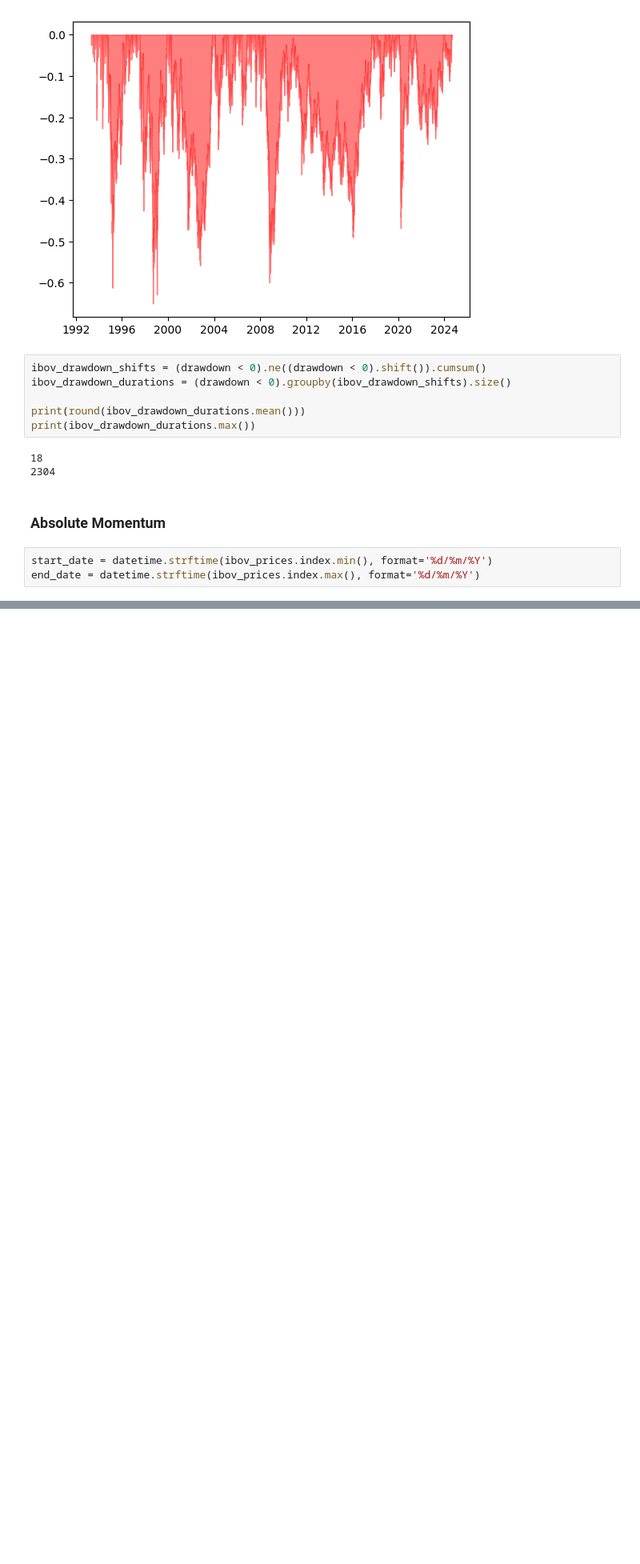
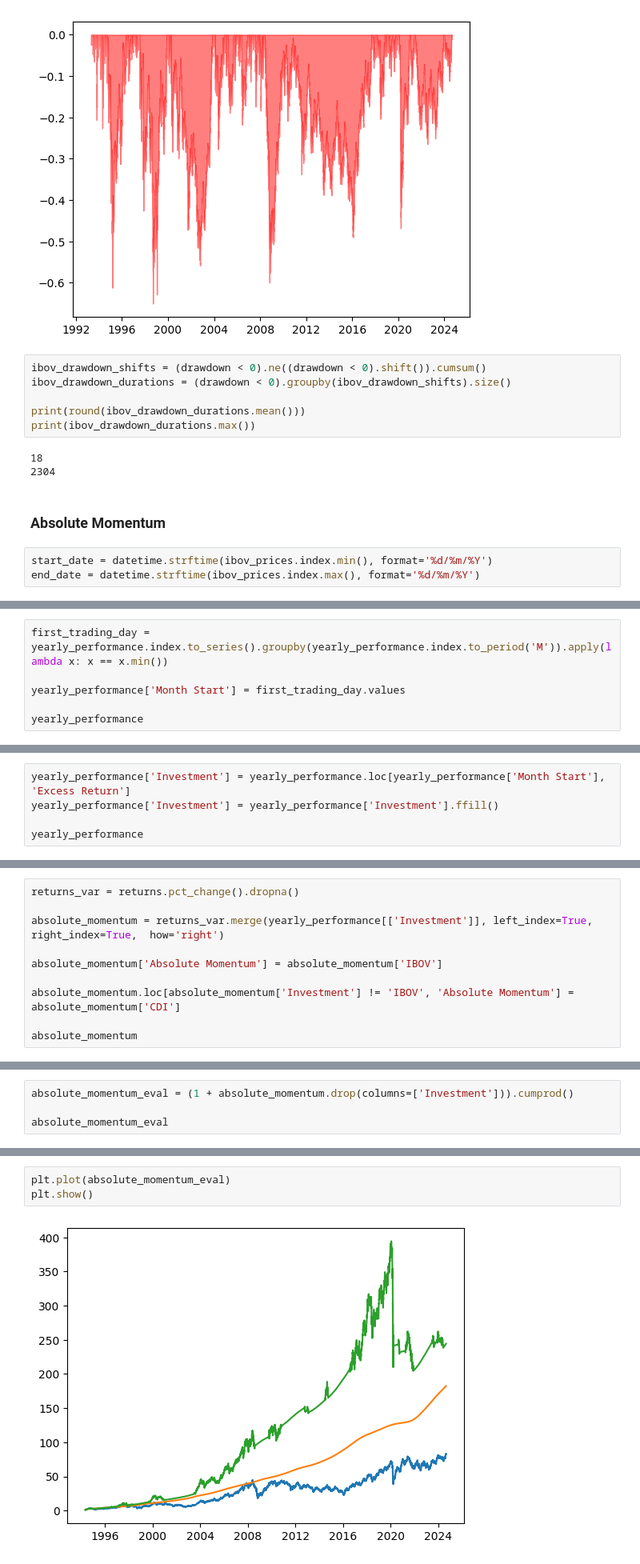
Before and after one commit to ianaraujo/dual-momentum-strategy, a Jupyter notebook: 1_exploratory_analysis.ipynb, the cells around one changed output, grey strips where cells are left out. Shown at 80% size. Drawn from its saved outputs; the diff is of its cells as text; blank space fills up the shorter version.

Commit message:
Absolute Momentum

```diff
--- a/1_exploratory_analysis.ipynb
+++ b/1_exploratory_analysis.ipynb
@@ -174,0 +206,6 @@ returns
+# %%
+first_trading_day = yearly_performance.index.to_series().groupby(yearly_performance.index.to_period('M')).apply(lambda x: x == x.min())
+
+yearly_performance['Month Start'] = first_trading_day.values
+
+yearly_performance
@@ -174,0 +226,5 @@ returns
+# %%
+yearly_performance['Investment'] = yearly_performance.loc[yearly_performance['Month Start'], 'Excess Return']
+yearly_performance['Investment'] = yearly_performance['Investment'].ffill()
+
+yearly_performance
@@ -174,0 +245,10 @@ returns
+# %%
+returns_var = returns.pct_change().dropna()
+
+absolute_momentum = returns_var.merge(yearly_performance[['Investment']], left_index=True, right_index=True,  how='right')
+
+absolute_momentum['Absolute Momentum'] = absolute_momentum['IBOV']
+
+absolute_momentum.loc[absolute_momentum['Investment'] != 'IBOV', 'Absolute Momentum'] = absolute_momentum['CDI']
+
+absolute_momentum
@@ -174,0 +269,4 @@ returns
+# %%
+absolute_momentum_eval = (1 + absolute_momentum.drop(columns=['Investment'])).cumprod()
+
+absolute_momentum_eval
@@ -174,0 +287,5 @@ returns
+# %%
+plt.plot(absolute_momentum_eval)
+plt.show()
+# %% [output]
+[figure, added]
```
Also changed, not shown: parts of 9 cells of this notebook, 1 other file.
